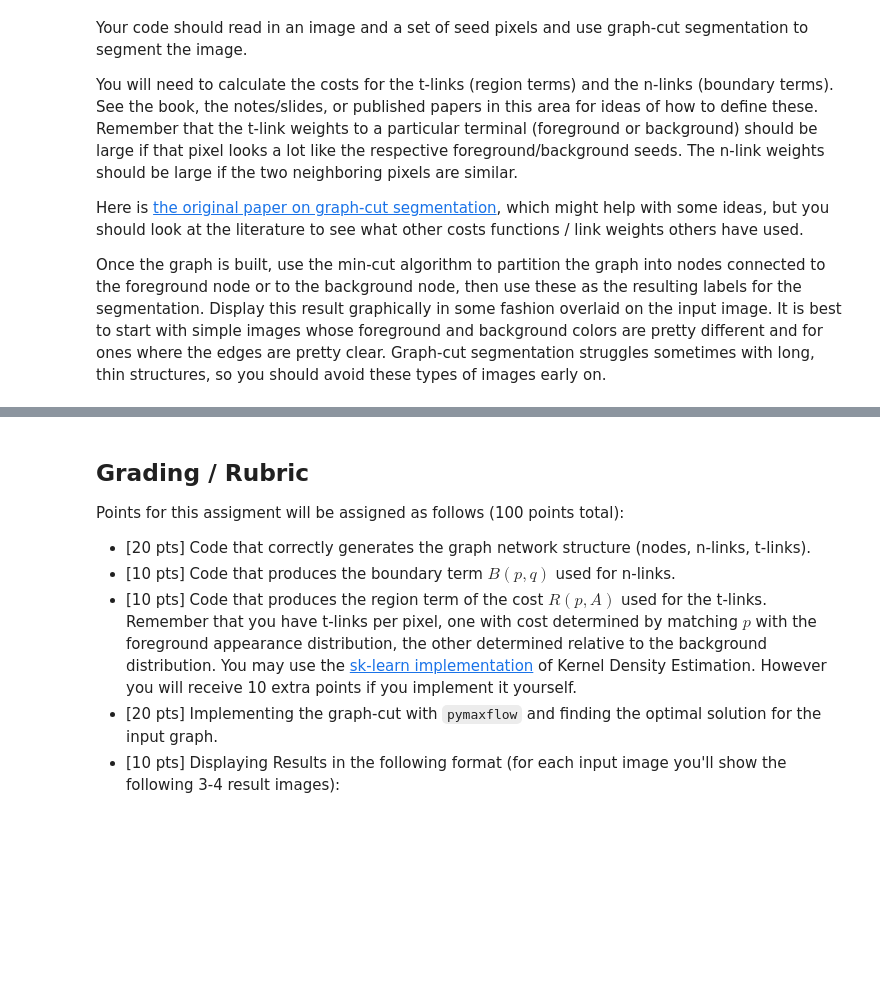
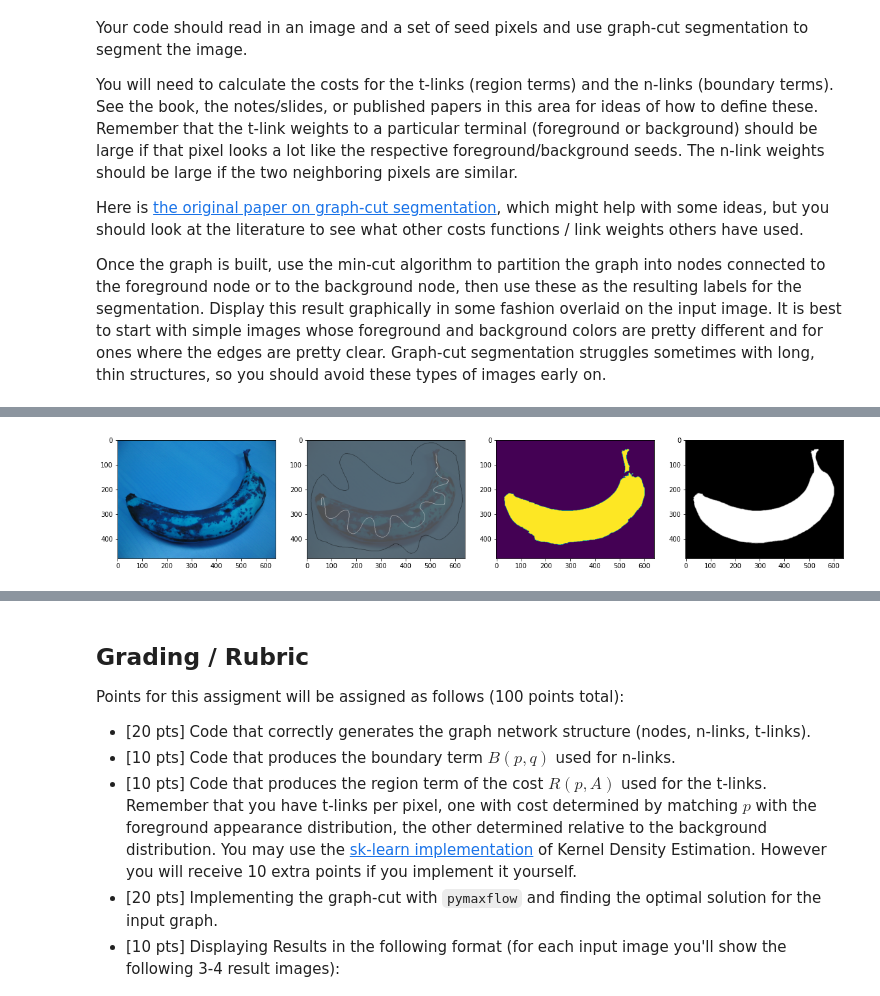
Before and after one commit to davidcGIThub/computer_vision_assignments, a Jupyter notebook: proj2-segmentation/Project2-Segmentation.ipynb, the cells around one changed output, grey strips where cells are left out. Saved outputs shown, nothing was run; the diff lists cells and outputs as text; code cells hidden in the pictures; blank space fills up the shorter version.

```diff
--- a/proj2-segmentation/Project2-Segmentation.ipynb
+++ b/proj2-segmentation/Project2-Segmentation.ipynb
@@ -225,0 +310,15 @@ ValueError: Found array with 0 sample(s) (shape=(0, 3)) while a minimum of 1 is
+# %%
+# banana
+sigma = 10
+segmented, tri_map = get_segmentation_images(banana_image,sigma,banana_foreground_data,banana_background_data)
+plt.subplot(141)
+plt.imshow(banana_image)
+plt.subplot(142)
+plt.imshow(tri_map)
+plt.subplot(143)
+plt.imshow(segmented)
+plt.subplot(144)
+plt.imshow(banana_image_truth)
+plt.show()
+# %% [output]
+[figure, added]
```
Also changed, not shown: parts of 12 cells of this notebook, 17 other files.
